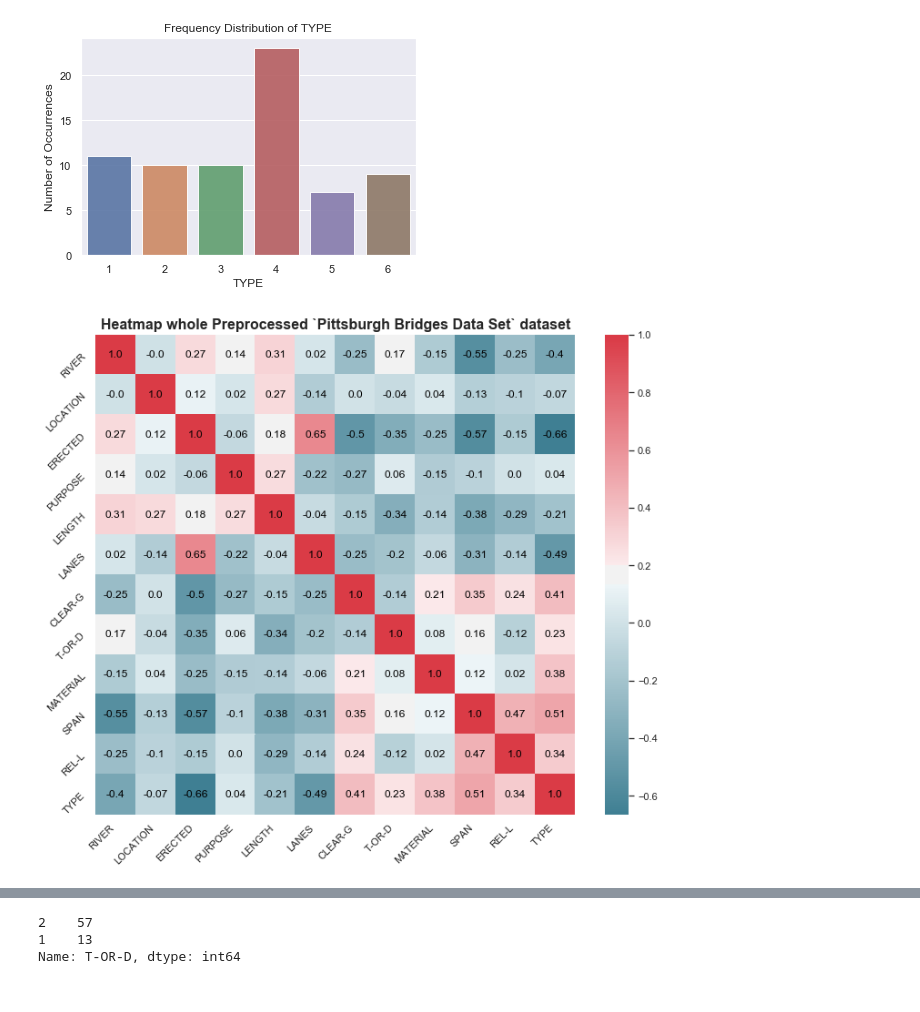
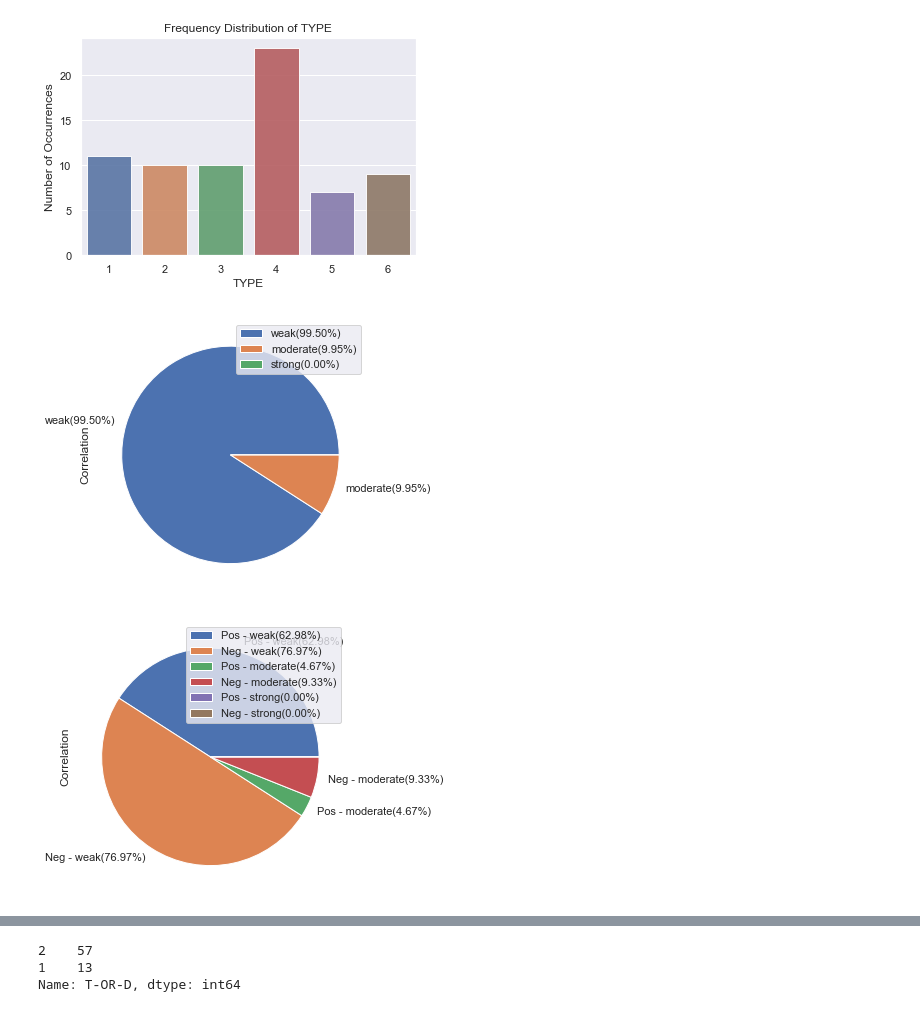
Before and after one commit to franec94/Pittsburgh-Bridge-Dataset, a Jupyter notebook: pittsburgh-bridges-data-set-analysis/Data Space Report (Official)-Merging Cross-Validation with Grid-Seach.ipynb, the cells around one changed output, grey strips where cells are left out. Cells and saved outputs as stored; diff of their text form; code cells hidden in the pictures.

Commit message:
Added code for representing pie charts

```diff
--- a/pittsburgh-bridges-data-set-analysis/Data Space Report (Official)-Merging Cross-Validation with Grid-Seach.ipynb
+++ b/pittsburgh-bridges-data-set-analysis/Data Space Report (Official)-Merging Cross-Validation with Grid-Seach.ipynb
@@ -449,6 +449,7 @@ show_frequency_distribution_predictor(dataset, predictor_name='TYPE', columns_2_
 [figure]
 # %%
 corr_result = dataset.corr()
-display_heatmap(corr_result)
+show_pie_charts_corr_matrix(corr_result)
 # %% [output]
-[figure, old version]
+[figure, new version]
+[figure, added]
```
Also changed, not shown: parts of 2 cells of this notebook, 4 other files.
